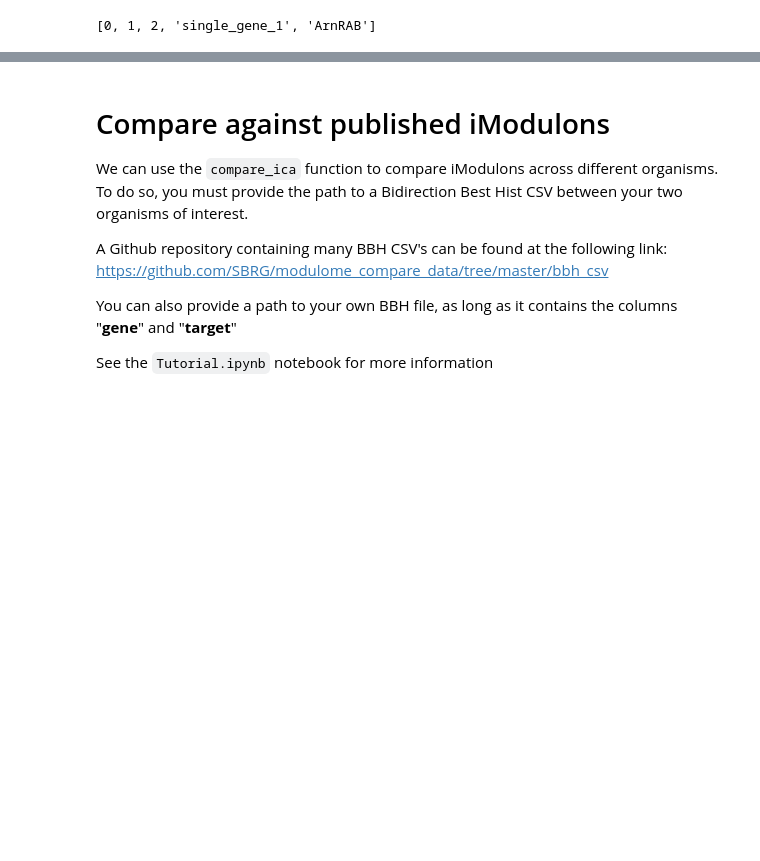
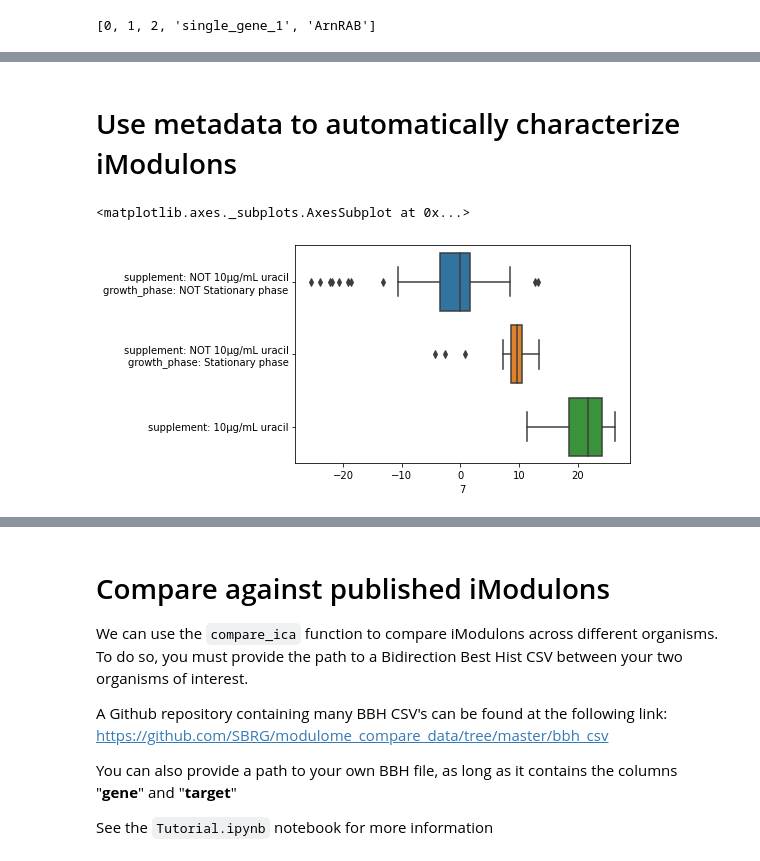
Before and after one commit to SBRG/pymodulon, a Jupyter notebook: notebooks/iModulon_characterization.ipynb, the cells around one changed output, grey strips where cells are left out. Drawn from its saved outputs; the diff is of its cells as text; code cells hidden in the pictures; blank space fills up the shorter version.

```diff
--- a/notebooks/iModulon_characterization.ipynb
+++ b/notebooks/iModulon_characterization.ipynb
@@ -323,0 +350,7 @@ ica_data.imodulon_names[:5]
+# %% [markdown]
+# Use metadata to automatically characterize iModulons
+# %%
+metadata_boxplot(ica_data,7)
+# %% [output]
+<matplotlib.axes._subplots.AxesSubplot at 0x...>
+[figure, added]
```
Also changed, not shown: parts of 18 cells of this notebook, 1 other file.
